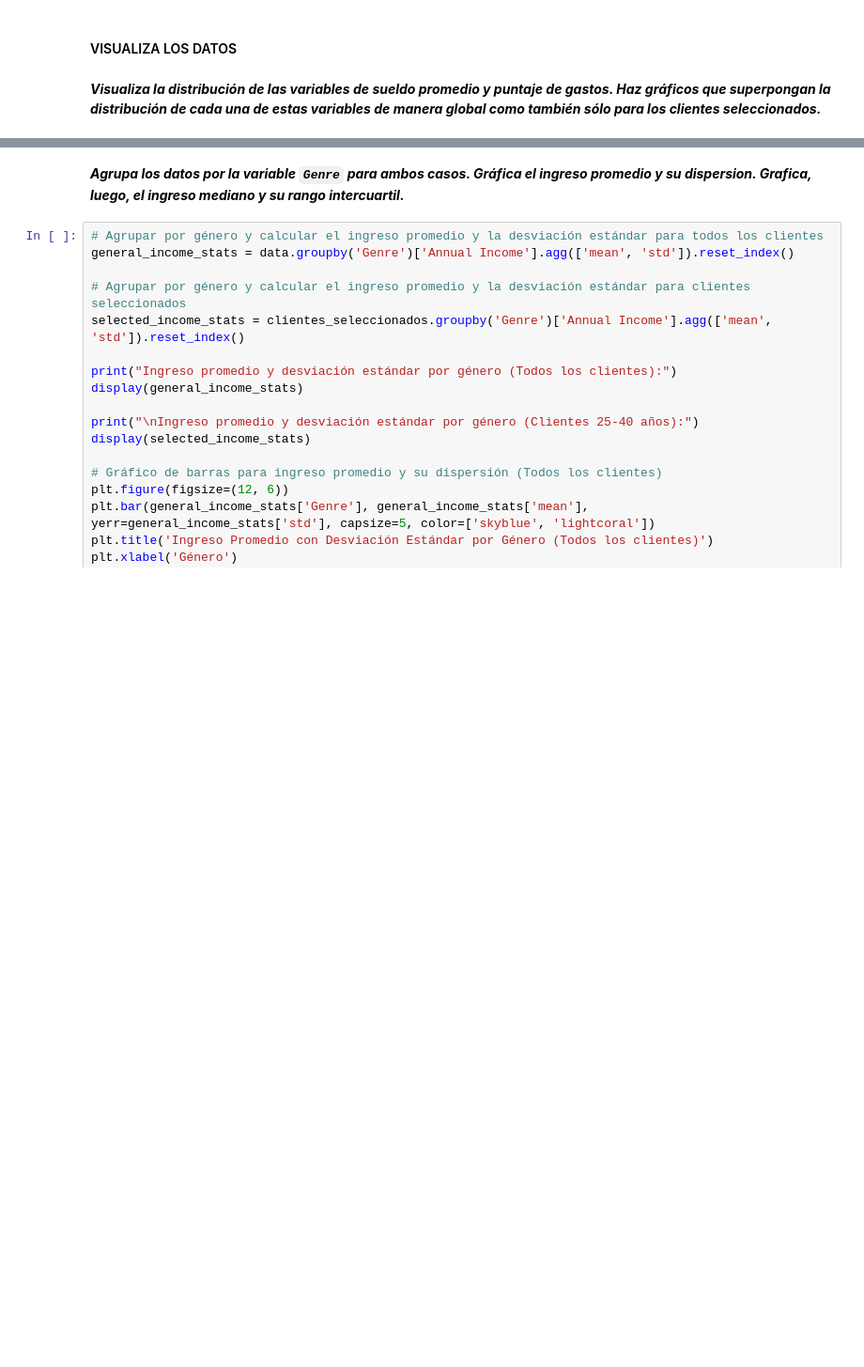
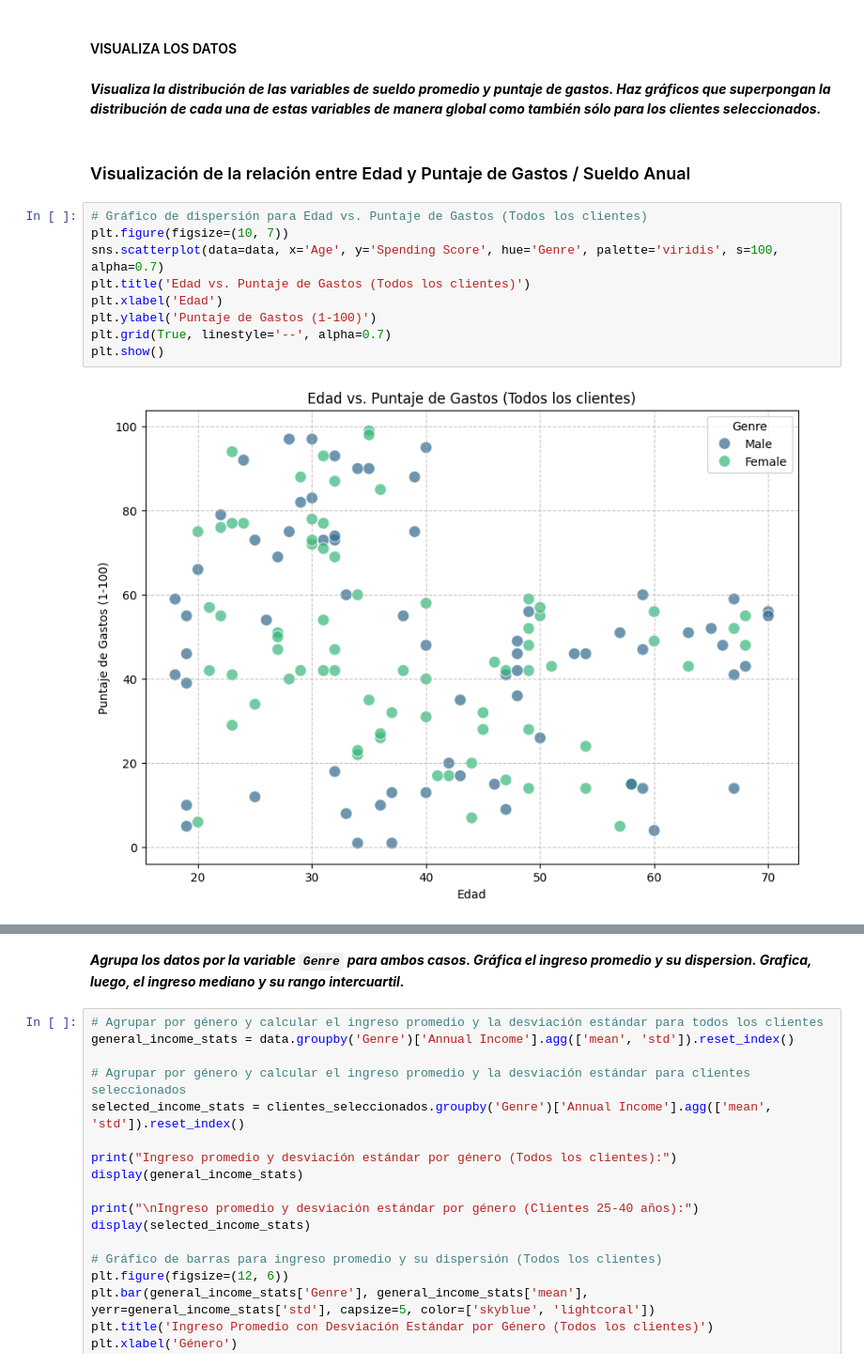
Before and after one commit to EmiiFernandez/actividades_data_sciente_ypf, a Jupyter notebook: notebook/C06_Notebook-10.ipynb, the cells around one changed output, grey strips where cells are left out. Shown at 94% size. Drawn from its saved outputs; the diff is of its cells as text; blank space fills up the shorter version.

```diff
--- a/notebook/C06_Notebook-10.ipynb
+++ b/notebook/C06_Notebook-10.ipynb
@@ -288,3 +288,16 @@ plt.show()
 #### VISUALIZA LOS DATOS
 # %% [markdown]
 **_Visualiza la distribución de las variables de sueldo promedio y puntaje de gastos. Haz gráficos que superpongan la distribución de cada una de estas variables de manera global como también sólo para los clientes seleccionados._**
+# %% [markdown]
+### Visualización de la relación entre Edad y Puntaje de Gastos / Sueldo Anual
+# %%
+# Gráfico de dispersión para Edad vs. Puntaje de Gastos (Todos los clientes)
+plt.figure(figsize=(10, 7))
+sns.scatterplot(data=data, x='Age', y='Spending Score', hue='Genre', palette='viridis', s=100, alpha=0.7)
+plt.title('Edad vs. Puntaje de Gastos (Todos los clientes)')
+plt.xlabel('Edad')
+plt.ylabel('Puntaje de Gastos (1-100)')
+plt.grid(True, linestyle='--', alpha=0.7)
+plt.show()
+# %% [output]
+[figure, added]
```
Also changed, not shown: parts of 5 cells of this notebook.
